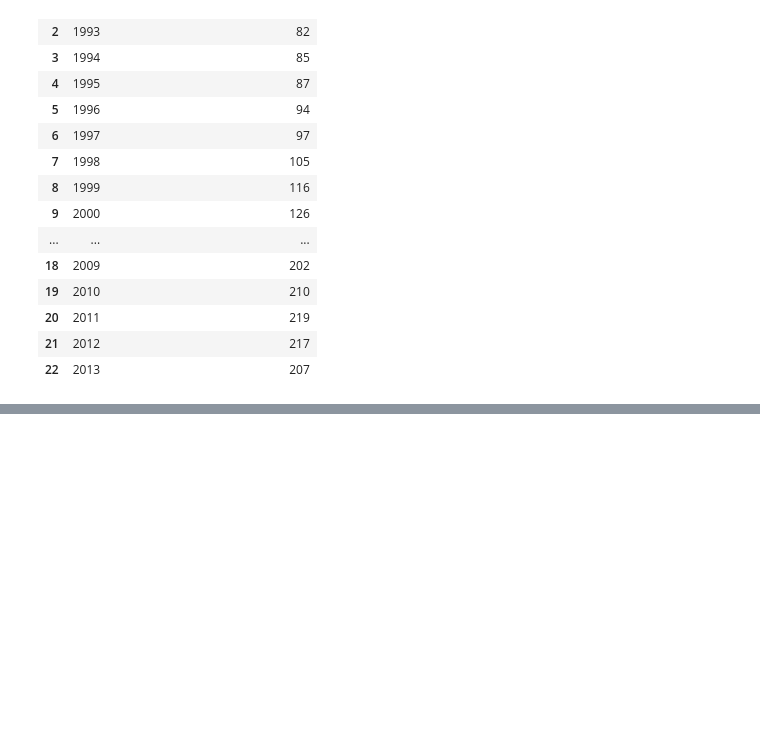
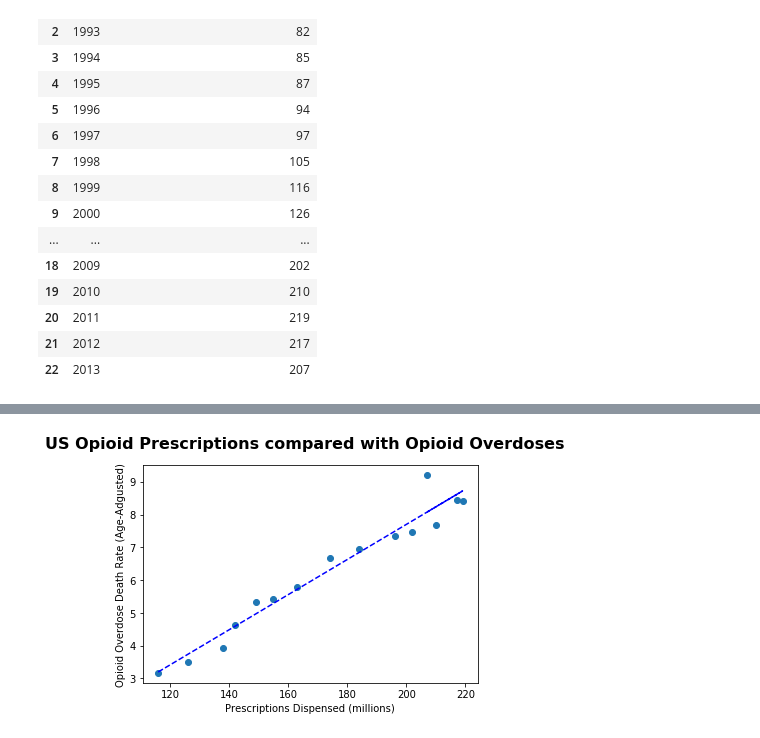
Before and after one commit to Emma-Pang/team_efx_dataproject, a Jupyter notebook: prescription_data/prescriptions_entire_us.ipynb, the cells around one changed output, grey strips where cells are left out. Saved outputs shown, nothing was run; the diff lists cells and outputs as text; code cells hidden in the pictures; blank space fills up the shorter version.

```diff
--- a/prescription_data/prescriptions_entire_us.ipynb
+++ b/prescription_data/prescriptions_entire_us.ipynb
@@ -143,0 +149,5 @@ plt.show()
+# %%
+# Set line
+(slope, intercept, rvalue, pvalue, stderr) = linregress(graph_data['Prescriptions Dispensed (millions)'],
+                                         graph_data['Opioid Overdose Death Rate (Age-Adjusted)'])
+fit = slope * graph_data['Prescriptions Dispensed (millions)'] + intercept
@@ -143,0 +158,19 @@ plt.show()
+# %%
+# Plot data
+fig, ax = plt.subplots()
+
+fig.suptitle("US Opioid Prescriptions compared with Opioid Overdoses", fontsize=16, fontweight="bold")
+
+#ax.set_xlim(0, 10)
+#ax.set_ylim(0, 10)
+
+ax.set_xlabel("Prescriptions Dispensed (millions)")
+ax.set_ylabel("Opioid Overdose Death Rate (Age-Adgusted)")
+
+ax.plot(graph_data['Prescriptions Dispensed (millions)'],
+        graph_data['Opioid Overdose Death Rate (Age-Adjusted)'], linewidth=0, marker='o')
+ax.plot(graph_data['Prescriptions Dispensed (millions)'], fit, 'b--')
+
+plt.show()
+# %% [output]
+[figure, added]
```
Also changed, not shown: parts of 4 cells of this notebook, 1 other file.
